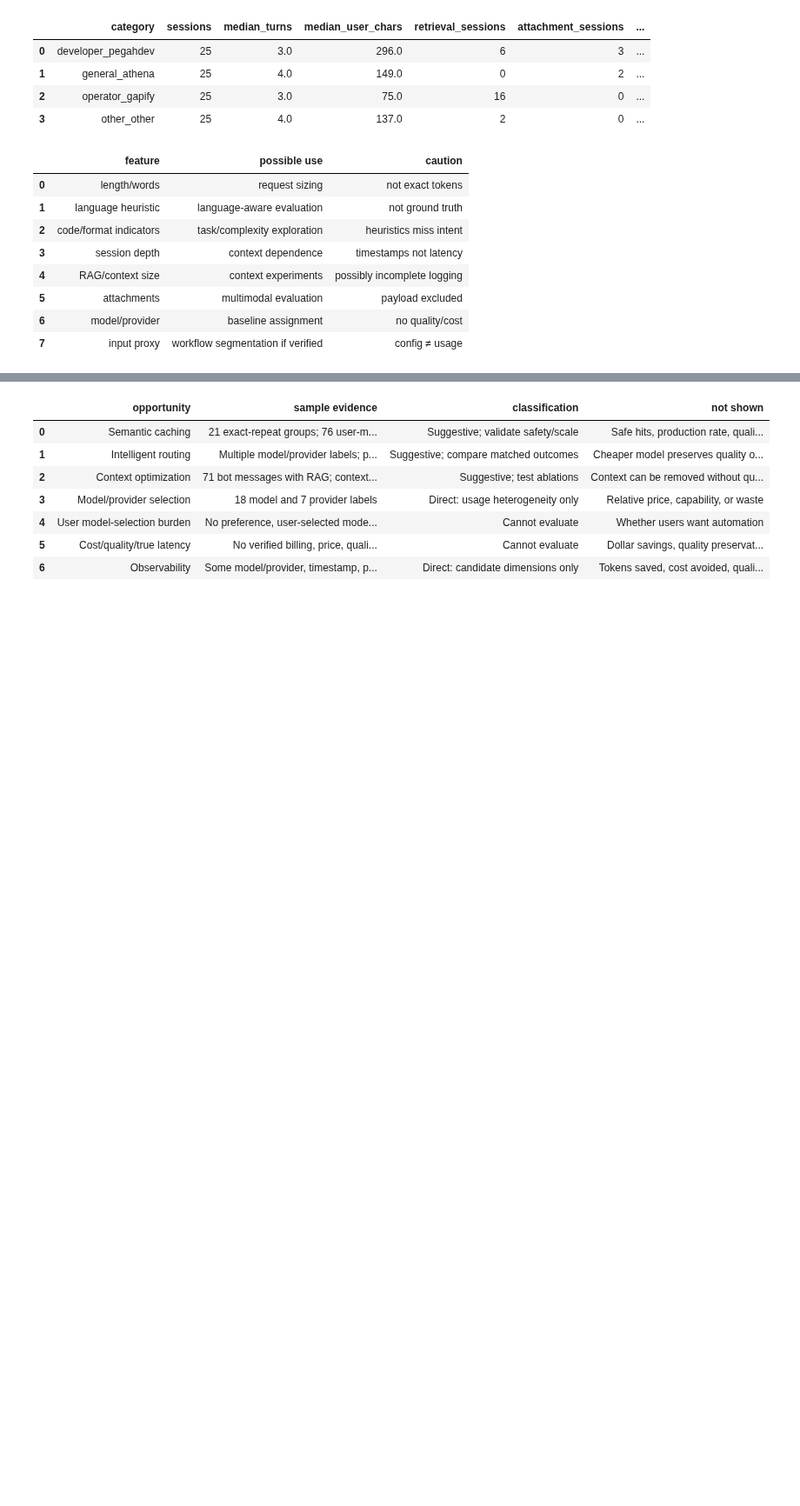
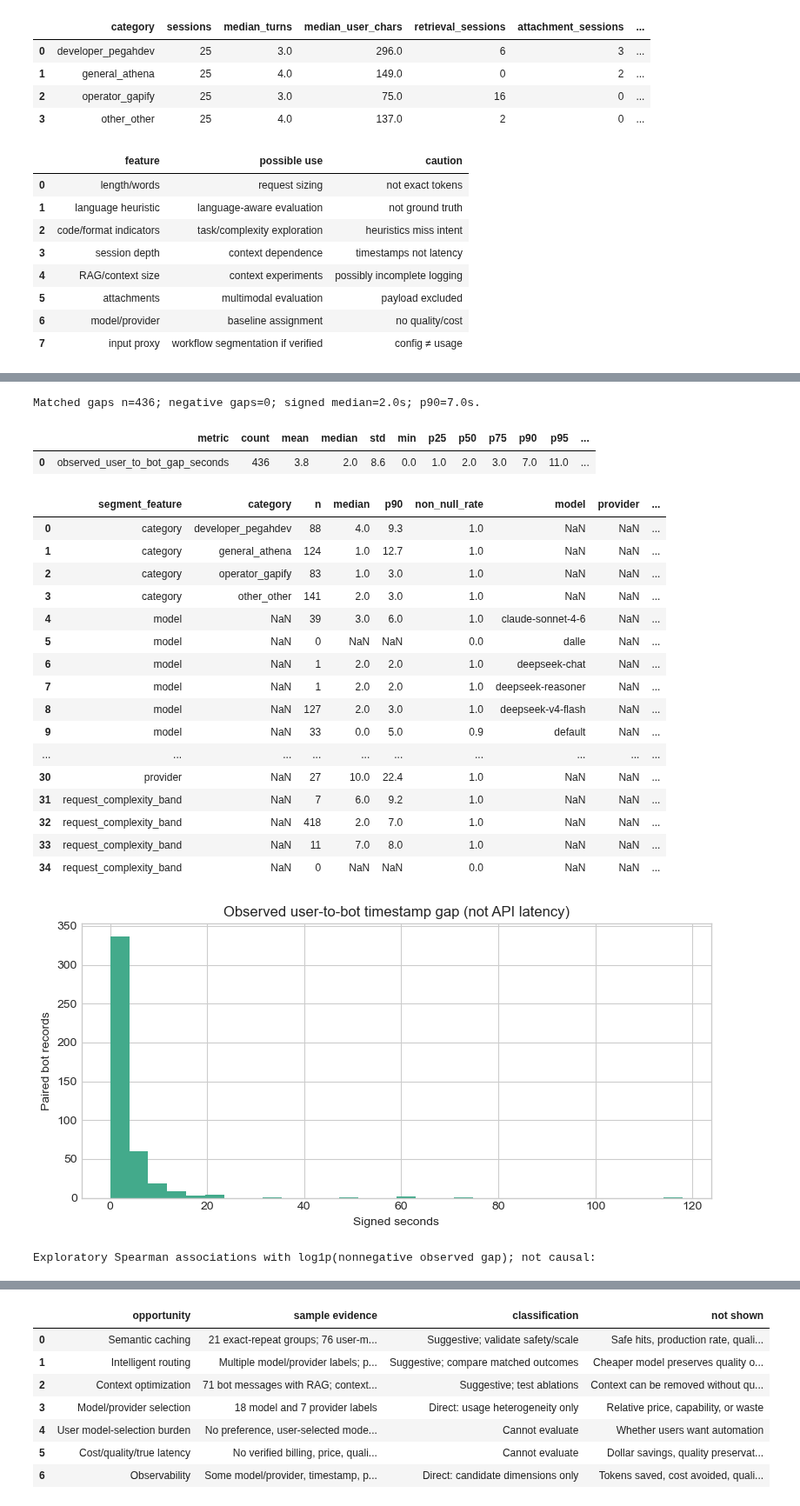
Before and after one commit to mahyamotamedi/metis-auto, a Jupyter notebook: experiments/sample_eda/eda.ipynb, the cells around one changed output, grey strips where cells are left out. Shown at 87% size. Saved outputs shown, nothing was run; the diff lists cells and outputs as text; code cells hidden in the pictures; blank space fills up the shorter version.

```diff
--- a/experiments/sample_eda/eda.ipynb
+++ b/experiments/sample_eda/eda.ipynb
@@ -1167,0 +1994,60 @@ display(
+# %%
+gap_rows = response_level.loc[response_level.observed_user_to_bot_gap_seconds.notna()].copy()
+negative_gap_count = int(gap_rows.observed_user_to_bot_gap_seconds.lt(0).sum())
+gap_summary = numeric_summary(response_level, ["observed_user_to_bot_gap_seconds"])
+gap_summary.to_csv(TAB / "observed_user_to_bot_gap_summary.csv", index=False)
+gap_features = [
+    "category", "model", "provider", "request_complexity_band", "request_length_bucket",
+    "request_has_code_like_text", "request_language", "has_rag", "instruction_present",
+    "request_has_attachment", "has_input_config", "session_depth_band",
+]
+gap_segments = []
+for feature in gap_features:
+    summary = summarize_segments(response_level, [feature], "observed_user_to_bot_gap_seconds")
+    if not summary.empty:
+        summary.insert(0, "segment_feature", feature)
+        gap_segments.append(summary)
+gap_segment_summary = pd.concat(gap_segments, ignore_index=True)
+gap_segment_summary.to_csv(TAB / "observed_gap_by_features.csv", index=False)
+print(f"Matched gaps n={len(gap_rows)}; negative gaps={negative_gap_count}; signed median={gap_rows.observed_user_to_bot_gap_seconds.median():.1f}s; p90={gap_rows.observed_user_to_bot_gap_seconds.quantile(.9):.1f}s.")
+display(gap_summary.round(1)); display(gap_segment_summary.head(35).round(1))
+fig, ax = plt.subplots(figsize=(8, 4))
+ax.hist(gap_rows.observed_user_to_bot_gap_seconds, bins=30, color="#43aa8b")
+ax.set(title="Observed user-to-bot timestamp gap (not API latency)", xlabel="Signed seconds", ylabel="Paired bot records")
+fig.tight_layout(); fig.savefig(FIG / "observed_user_bot_timestamp_gaps.png", dpi=160, bbox_inches="tight"); plt.show()
+
+positive_gap_rows = gap_rows.loc[gap_rows.observed_user_to_bot_gap_seconds.ge(0)].copy()
+from scipy.stats import spearmanr
+association_rows = []
+for feature in ["request_char_count", "request_exploratory_complexity_score", "request_word_count", "instruction_chars", "context_chars", "char_count", "prior_history_chars", "hypothetical_input_chars_proxy"]:
+    valid = positive_gap_rows[[feature, "observed_user_to_bot_gap_seconds"]].dropna()
+    if len(valid) >= 10 and valid[feature].nunique() > 1 and valid.observed_user_to_bot_gap_seconds.nunique() > 1:
+        rho, _ = spearmanr(valid[feature], np.log1p(valid.observed_user_to_bot_gap_seconds))
+        association_rows.append({"feature": feature, "n": len(valid), "spearman_rho_with_log1p_nonnegative_gap": rho})
+gap_associations = pd.DataFrame(association_rows)
+gap_associations.to_csv(TAB / "observed_gap_exploratory_rank_associations.csv", index=False)
+print("Exploratory Spearman associations with log1p(nonnegative observed gap); not causal:")
+display(gap_associations.round(3))
+# %% [output]
+Matched gaps n=436; negative gaps=0; signed median=2.0s; p90=7.0s.
+|  | metric | count | mean | median | std | min | p25 | p50 | p75 | p90 | p95 | ... |
+| 0 | observed_user_to_bot_gap_seconds | 436 | 3.8 | 2.0 | 8.6 | 0.0 | 1.0 | 2.0 | 3.0 | 7.0 | 11.0 | ... |
+|  | segment_feature | category | n | median | p90 | non_null_rate | model | provider | ... |
+| 0 | category | developer_pegahdev | 88 | 4.0 | 9.3 | 1.0 | NaN | NaN | ... |
+| 1 | category | general_athena | 124 | 1.0 | 12.7 | 1.0 | NaN | NaN | ... |
+| 2 | category | operator_gapify | 83 | 1.0 | 3.0 | 1.0 | NaN | NaN | ... |
+| 3 | category | other_other | 141 | 2.0 | 3.0 | 1.0 | NaN | NaN | ... |
+| 4 | model | NaN | 39 | 3.0 | 6.0 | 1.0 | claude-sonnet-4-6 | NaN | ... |
+| 5 | model | NaN | 0 | NaN | NaN | 0.0 | dalle | NaN | ... |
+| 6 | model | NaN | 1 | 2.0 | 2.0 | 1.0 | deepseek-chat | NaN | ... |
+| 7 | model | NaN | 1 | 2.0 | 2.0 | 1.0 | deepseek-reasoner | NaN | ... |
+| 8 | model | NaN | 127 | 2.0 | 3.0 | 1.0 | deepseek-v4-flash | NaN | ... |
+| 9 | model | NaN | 33 | 0.0 | 5.0 | 0.9 | default | NaN | ... |
+| ... | ... | ... | ... | ... | ... | ... | ... | ... | ... |
+| 30 | provider | NaN | 27 | 10.0 | 22.4 | 1.0 | NaN | NaN | ... |
+| 31 | request_complexity_band | NaN | 7 | 6.0 | 9.2 | 1.0 | NaN | NaN | ... |
+| 32 | request_complexity_band | NaN | 418 | 2.0 | 7.0 | 1.0 | NaN | NaN | ... |
+| 33 | request_complexity_band | NaN | 11 | 7.0 | 8.0 | 1.0 | NaN | NaN | ... |
+| 34 | request_complexity_band | NaN | 0 | NaN | NaN | 0.0 | NaN | NaN | ... |
+[figure, added]
+Exploratory Spearman associations with log1p(nonnegative observed gap); not causal:
```
Also changed, not shown: parts of 26 cells of this notebook, 49 other files.
